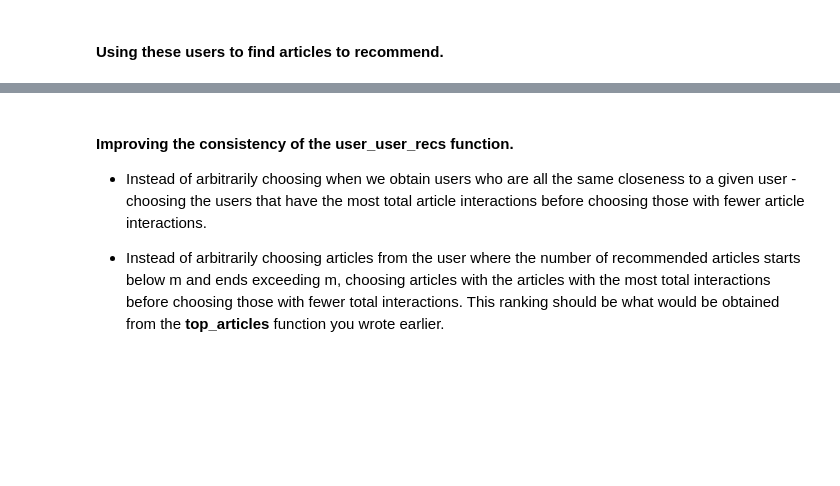
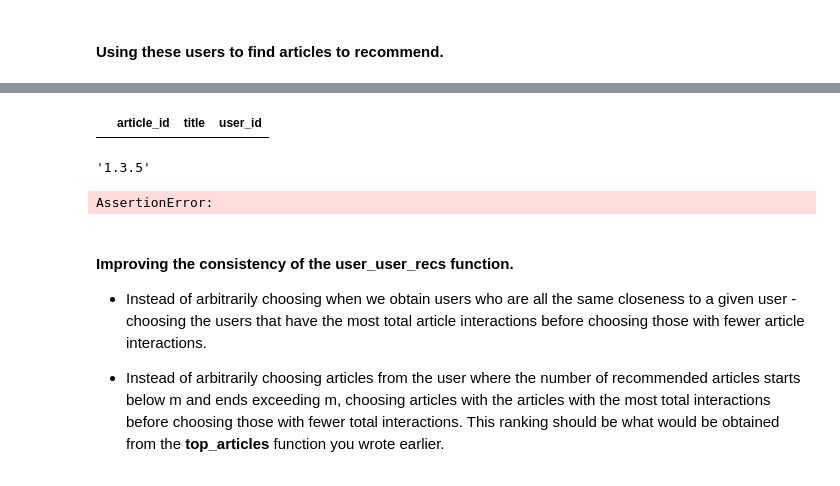
Before and after one commit to JosephArcila/Recommendation-Engine-for-the-IBM-Watson-Studio-Platform-, a Jupyter notebook: Recommendations_with_IBM.ipynb, the cells around one changed output, grey strips where cells are left out. Drawn from its saved outputs; the diff is of its cells as text; code cells hidden in the pictures; blank space fills up the shorter version.

Commit message:
isin pandas method check

```diff
--- a/Recommendations_with_IBM.ipynb
+++ b/Recommendations_with_IBM.ipynb
@@ -391,11 +395,21 @@ get_article_names(user_user_recs(1, 10)) # Return 10 recommendations for user 1
+# %%
+df[df['article_id'].isin(user_user_recs(1, 10))]
+# %% [output]
+|  | article_id | title | user_id |
+# %%
+pd.__version__
+# %% [output]
+'1.3.5'
 # %%
 # Testing the functions
-assert set(get_article_names(['1024.0', '1176.0', '1305.0', '1314.0', '1422.0', '1427.0'])) == set(['using deep learning to reconstruct high-resolution audio', 'build a python app on the streaming analytics service', 'gosales transactions for naive bayes model', 'healthcare python streaming application demo', 'use r dataframes & ibm watson natural language understanding', 'use xgboost, scikit-learn & ibm watson machine learning apis']), "Oops! Your the get_article_names function doesn't work quite how we expect."
-assert set(get_article_names(['1320.0', '232.0', '844.0'])) == set(['housing (2015): united states demographic measures','self-service data preparation with ibm data refinery','use the cloudant-spark connector in python notebook']), "Oops! Your the get_article_names function doesn't work quite how we expect."
+assert set(get_article_names(['1024.0', '1176.0', '1305.0', '1314.0', '1422.0', '1427.0'])) == set(['using deep learning to reconstruct high-resolution audio', 'build a python app on the streaming analytics service', 'gosales transactions for naive bayes model', 'healthcare python streaming application demo', 'use r dataframes & ibm watson natural language understanding', 'use xgboost, scikit-learn & ibm watson machine learning apis'])
+assert set(get_article_names(['1320.0', '232.0', '844.0'])) == set(['housing (2015): united states demographic measures','self-service data preparation with ibm data refinery','use the cloudant-spark connector in python notebook'])
 assert set(get_user_articles(20)[0]) == set(['1320.0', '232.0', '844.0'])
 assert set(get_user_articles(20)[1]) == set(['housing (2015): united states demographic measures', 'self-service data preparation with ibm data refinery','use the cloudant-spark connector in python notebook'])
 assert set(get_user_articles(2)[0]) == set(['1024.0', '1176.0', '1305.0', '1314.0', '1422.0', '1427.0'])
 assert set(get_user_articles(2)[1]) == set(['using deep learning to reconstruct high-resolution audio', 'build a python app on the streaming analytics service', 'gosales transactions for naive bayes model', 'healthcare python streaming application demo', 'use r dataframes & ibm watson natural language understanding', 'use xgboost, scikit-learn & ibm watson machine learning apis'])
+# %% [output]
+AssertionError:
 # %% [markdown]
 #### Improving the consistency of the **user_user_recs** function.
 
```
Also changed, not shown: parts of 15 cells of this notebook.
